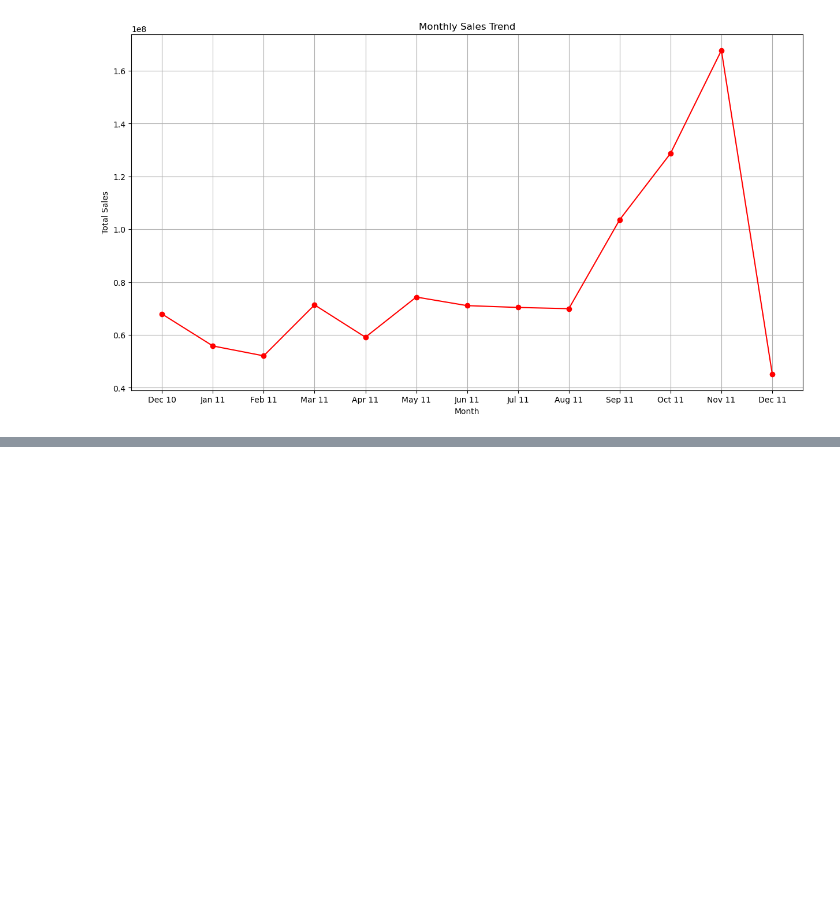
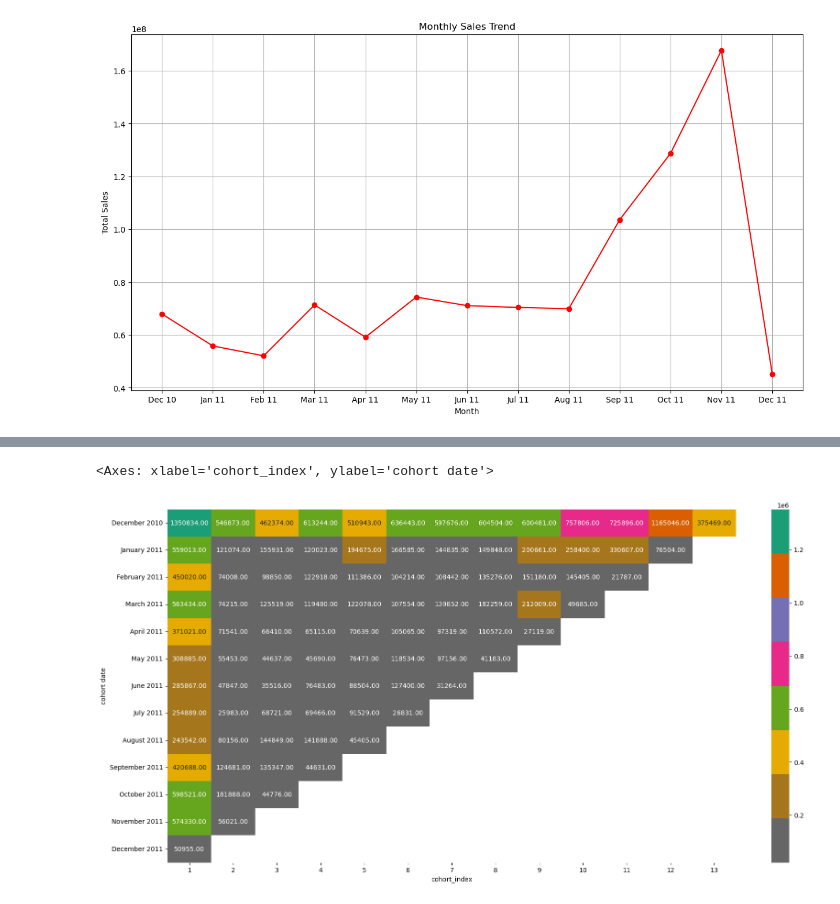
Before and after one commit to kconana/customer-retention-analysis-II, a Jupyter notebook: notebooks/kingsley-solution.ipynb, the cells around one changed output, grey strips where cells are left out. Cells and saved outputs as stored; diff of their text form; code cells hidden in the pictures; blank space fills up the shorter version.

```diff
--- a/notebooks/kingsley-solution.ipynb
+++ b/notebooks/kingsley-solution.ipynb
@@ -218,0 +343,8 @@ plt.grid(True)
+# %%
+#Create Cohort Index
+
+def create_cohort_index(first_month, first_year, latest_month, latest_year):
+    year_diff = latest_year - first_year
+    month_diff = lates_month - first_month
+    index = year_diff*12 + month_diff + 1
+    return index
@@ -218,0 +451,3 @@ plt.grid(True)
+# %%
+#Quantity Bought
+quantity_bought = data.groupby(["cohort date", "cohort_index"]) ["Quantity"].sum().reset_index()
@@ -218,0 +470,4 @@ plt.grid(True)
+# %%
+#quantity_table
+quantity_table = quantity_bought.pivot(index = "cohort date", columns = ["cohort_index"], values = "Quantity")
+quantity_table.index = quantity_table.index.strftime("%B %Y")
@@ -218,0 +492,7 @@ plt.grid(True)
+# %%
+#Quantity Table Visualisation
+plt.figure(figsize = (20,10))
+sns.heatmap(quantity_table, annot = True, cmap = "Dark2_r", fmt= ".2f")
+# %% [output]
+<Axes: xlabel='cohort_index', ylabel='cohort date'>
+[figure, added]
```
Also changed, not shown: parts of 36 cells of this notebook.
